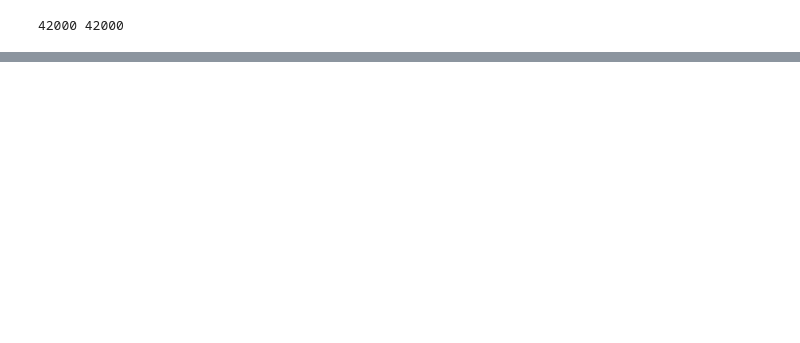
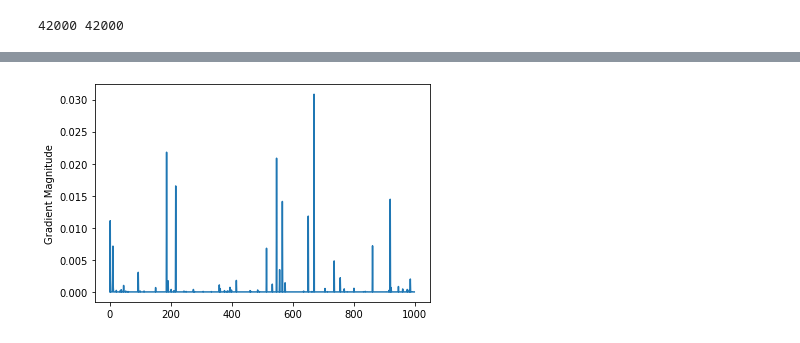
Before and after one commit to danmunson/simple_net, a Jupyter notebook: notebooks/test_mnist.ipynb, the cells around one changed output, grey strips where cells are left out. Cells and saved outputs as stored; diff of their text form; code cells hidden in the pictures; blank space fills up the shorter version.

```diff
--- a/notebooks/test_mnist.ipynb
+++ b/notebooks/test_mnist.ipynb
@@ -68,0 +79,9 @@ plt.show()
+# %%
+plt.plot(
+    [i for i in range(len(NN._epochs))],
+    [data['err_gradient_magnitude'] for data in NN._epochs]
+)
+plt.ylabel('Gradient Magnitude')
+plt.show()
+# %% [output]
+[figure, added]
```
Also changed, not shown: parts of 4 cells of this notebook, 4 other files.
